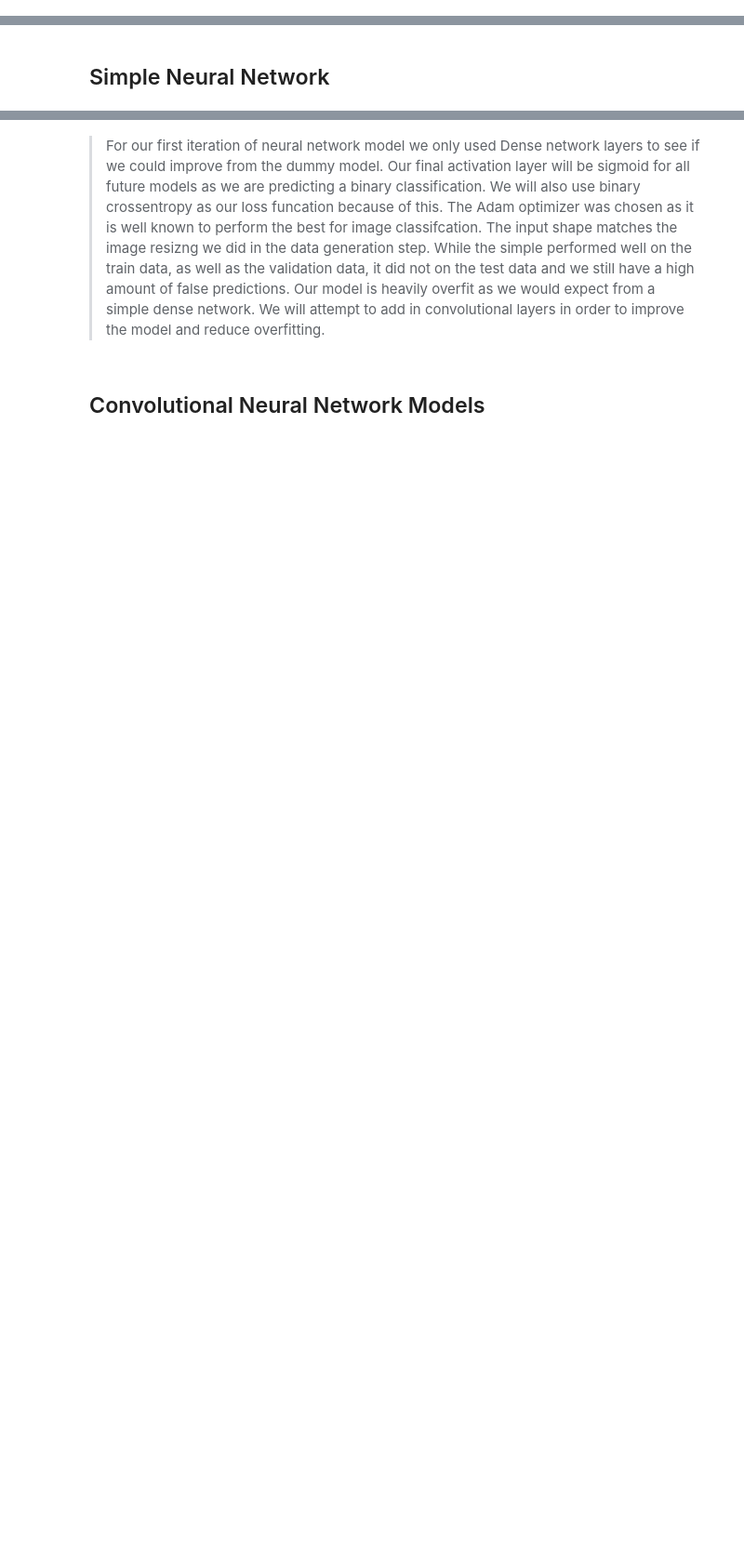
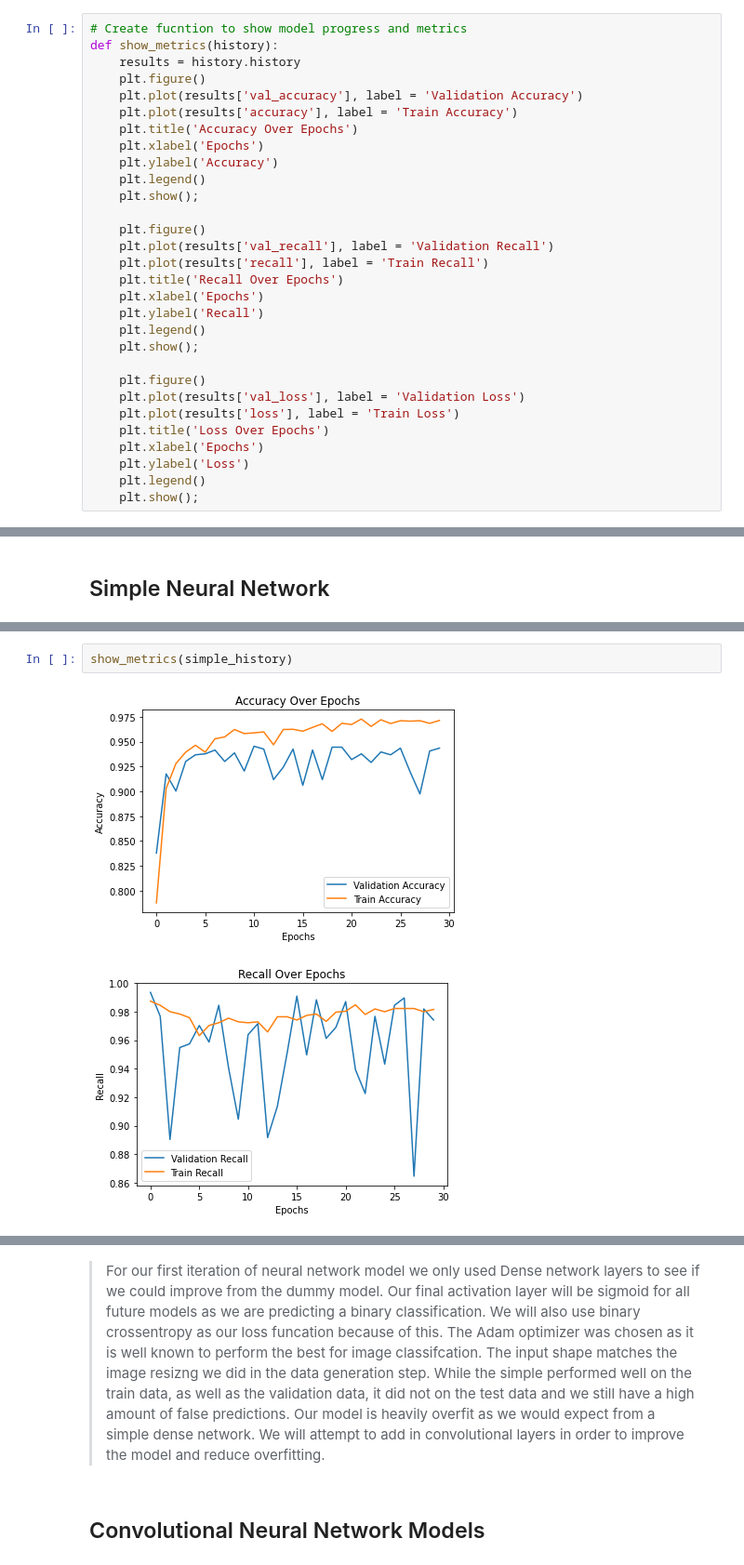
Before and after one commit to ZenBurrito/Pediatric-Pneumonia-Image-Classification, a Jupyter notebook: Final_notebook.ipynb, the cells around one changed output, grey strips where cells are left out. Shown at 93% size. Cells and saved outputs as stored; diff of their text form; blank space fills up the shorter version.

```diff
--- a/Final_notebook.ipynb
+++ b/Final_notebook.ipynb
@@ -73,3 +69,33 @@ from tensorflow.keras import models, layers, optimizers, losses, metrics
 from sklearn.metrics import plot_confusion_matrix, confusion_matrix, classification_report, recall_score, ConfusionMatrixDisplay
 from sklearn.dummy import DummyClassifier
 np.random.seed(42)
+# %%
+# Create fucntion to show model progress and metrics
+def show_metrics(history):
+    results = history.history
+    plt.figure()
+    plt.plot(results['val_accuracy'], label = 'Validation Accuracy')
+    plt.plot(results['accuracy'], label = 'Train Accuracy')
+    plt.title('Accuracy Over Epochs')
+    plt.xlabel('Epochs')
+    plt.ylabel('Accuracy')
+    plt.legend()
+    plt.show();
+
+    plt.figure()
+    plt.plot(results['val_recall'], label = 'Validation Recall')
+    plt.plot(results['recall'], label = 'Train Recall')
+    plt.title('Recall Over Epochs')
+    plt.xlabel('Epochs')
+    plt.ylabel('Recall')
+    plt.legend()
+    plt.show();
+
+    plt.figure()
+    plt.plot(results['val_loss'], label = 'Validation Loss')
+    plt.plot(results['loss'], label = 'Train Loss')
+    plt.title('Loss Over Epochs')
+    plt.xlabel('Epochs')
+    plt.ylabel('Loss')
+    plt.legend()
+    plt.show();
@@ -270,0 +305,5 @@ Epoch 30/30
+# %%
+show_metrics(simple_history)
+# %% [output]
+[figure, added]
+[figure, added]
```
Also changed, not shown: parts of 40 cells of this notebook, 1 other file.
